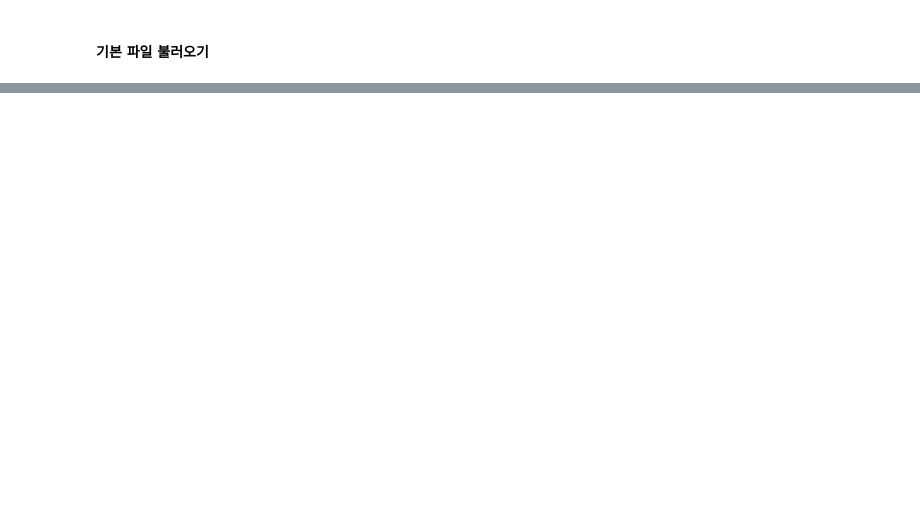
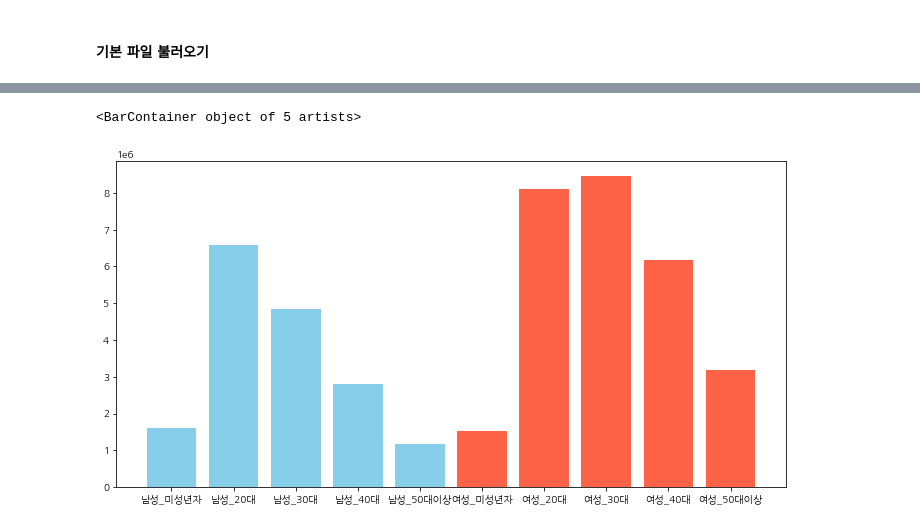
Before and after one commit to jayz0417/EDA_PROJECT, a Jupyter notebook: analysis_hypothesis_1.ipynb, the cells around one changed output, grey strips where cells are left out. Saved outputs shown, nothing was run; the diff lists cells and outputs as text; code cells hidden in the pictures; blank space fills up the shorter version.

```diff
--- a/analysis_hypothesis_1.ipynb
+++ b/analysis_hypothesis_1.ipynb
@@ -118,0 +257,8 @@ total_trend = pd.merge(left=total_trend, right=covid[["date", "daycnt"]],
+# %%
+#다이어트식품
+plt.figure(figsize = (12, 6))
+plt.bar(list(food_total.columns[2:7]), food_total.iloc[:,2:7].sum(axis = 0), color = "skyblue") #남성의 다이어트식품 총검색량
+plt.bar(list(food_total.columns[7:]), food_total.iloc[:,7:].sum(axis = 0), color = "tomato") #여성의 다이어트식품 총검색량
+# %% [output]
+<BarContainer object of 5 artists>
+[figure, added]
```
Also changed, not shown: parts of 97 cells of this notebook.
